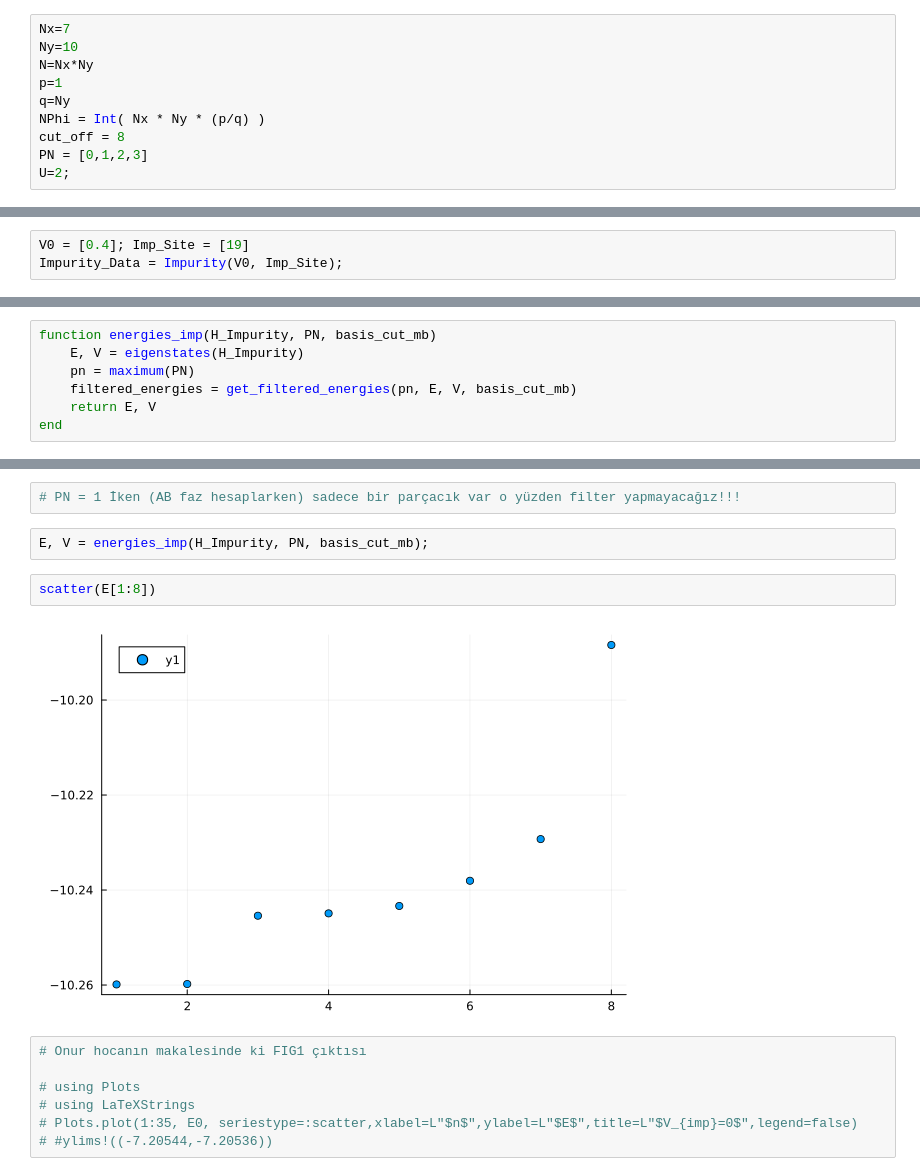
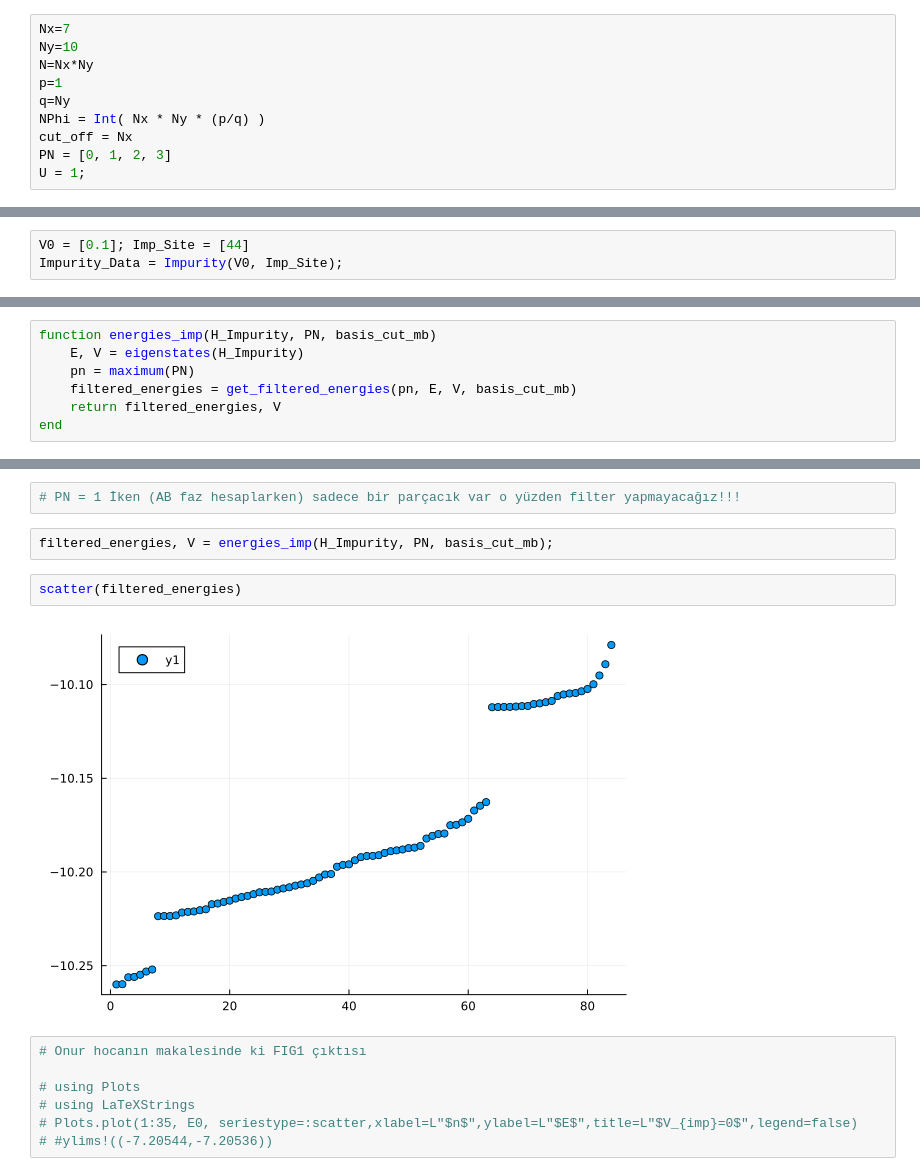
Before and after one commit to Umut-Can-Physics/Kagome-Lattice, a Jupyter notebook: My Numerical Calculations/Many-Body/Hofstadter/Hofstadter First Band Approximation.ipynb, the cells around one changed output, grey strips where cells are left out. Drawn from its saved outputs; the diff is of its cells as text.

```diff
--- a/My Numerical Calculations/Many-Body/Hofstadter/Hofstadter First Band Approximation.ipynb
+++ b/My Numerical Calculations/Many-Body/Hofstadter/Hofstadter First Band Approximation.ipynb
@@ -25,9 +25,9 @@ N=Nx*Ny
 p=1
 q=Ny
 NPhi = Int( Nx * Ny * (p/q) )
-cut_off = 8
-PN = [0,1,2,3]
-U=2;
+cut_off = Nx
+PN = [0, 1, 2, 3]
+U = 1;
 # %% [markdown]
 # Sub Space Kinetic Term
 # %%
@@ -89,7 +97,7 @@ plot_square_lattice(Nx, Ny)
 # %% [markdown]
 For particle pinning: V0<0 & PN = 1, U = 0!
 # %%
-V0 = [0.4]; Imp_Site = [19]
+V0 = [0.1]; Imp_Site = [44]
 Impurity_Data = Impurity(V0, Imp_Site);
 # %%
 function Number_sub(N, sp_basis, P, Pt, basis_cut_sp, basis_cut_mb, basis_sub)
@@ -161,18 +169,18 @@ function energies_imp(H_Impurity, PN, basis_cut_mb)
     E, V = eigenstates(H_Impurity)
     pn = maximum(PN)
     filtered_energies = get_filtered_energies(pn, E, V, basis_cut_mb)
-    return E, V
+    return filtered_energies, V
 end
 # %% [output]
 energies_imp (generic function with 1 method)
 # %%
 # PN = 1 İken (AB faz hesaplarken) sadece bir parçacık var o yüzden filter yapmayacağız!!!
 # %%
-E, V = energies_imp(H_Impurity, PN, basis_cut_mb);
+filtered_energies, V = energies_imp(H_Impurity, PN, basis_cut_mb);
 # %%
-scatter(E[1:8])
+scatter(filtered_energies)
 # %% [output]
-[figure, old version]
+[figure, new version]
 # %%
 # Onur hocanın makalesinde ki FIG1 çıktısı
 
```
Also changed, not shown: parts of 24 cells of this notebook, 4 other files.
